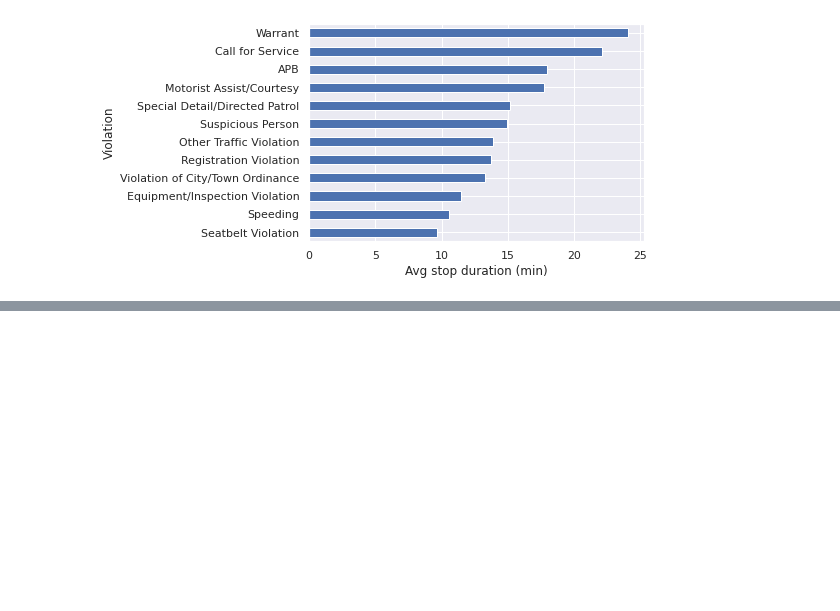
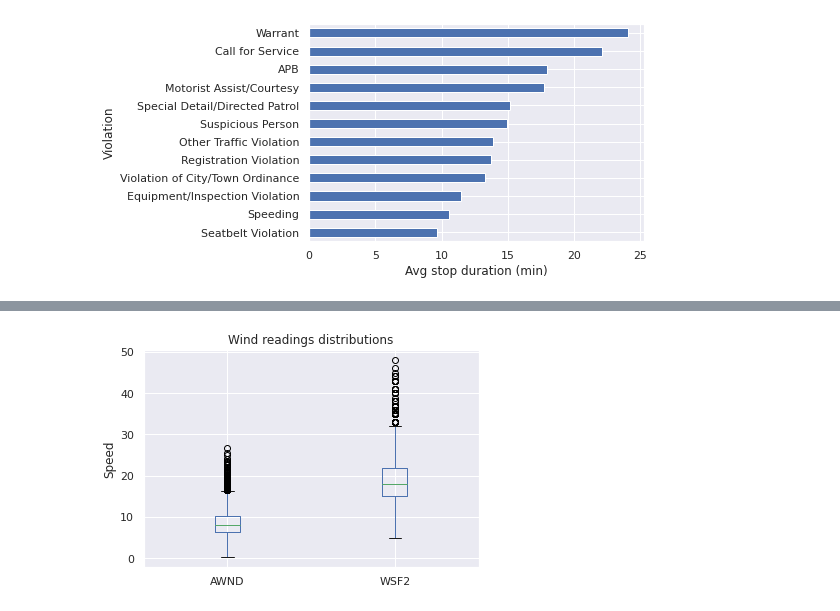
Before and after one commit to jafar-albadarneh/data-science-pot, a Jupyter notebook: Analyzing_Police_Activity.ipynb, the cells around one changed output, grey strips where cells are left out. Cells and saved outputs as stored; diff of their text form; code cells hidden in the pictures; blank space fills up the shorter version.

```diff
--- a/Analyzing_Police_Activity.ipynb
+++ b/Analyzing_Police_Activity.ipynb
@@ -272,0 +306,7 @@ plt.show()
+# %%
+weather_data[['AWND','WSF2']].plot(kind='box')
+plt.title('Wind readings distributions')
+plt.ylabel('Speed')
+plt.show()
+# %% [output]
+[figure, added]
```
Also changed, not shown: parts of 21 cells of this notebook.
